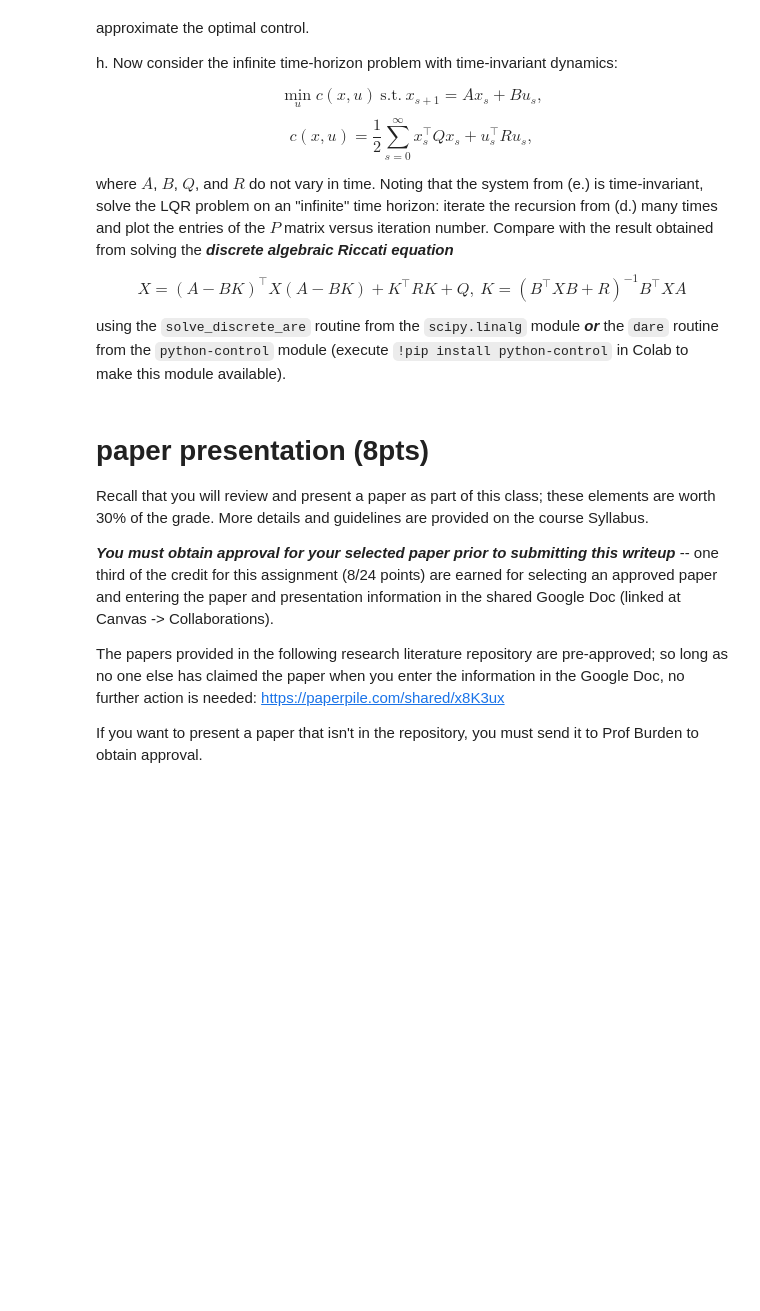
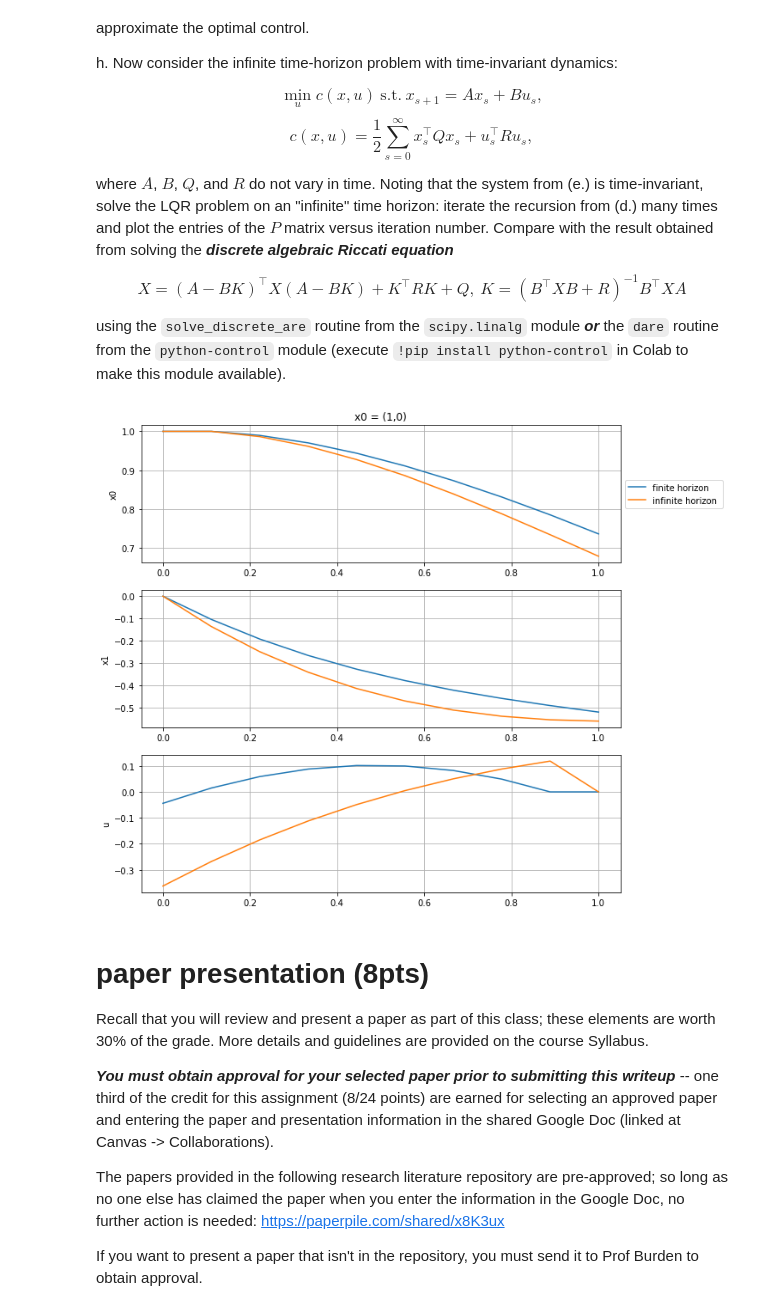
Before and after one commit to hachouuw/546-22Wi-OPT-AC, a Jupyter notebook: hw2_AC.ipynb, the cells around one changed output. Saved outputs shown, nothing was run; the diff lists cells and outputs as text; code cells hidden in the pictures; blank space fills up the shorter version.

```diff
--- a/hw2_AC.ipynb
+++ b/hw2_AC.ipynb
@@ -180,6 +241,73 @@ where $A$, $B$, $Q$, and $R$ do not vary in time.  Noting that the system from (
 $$ X = (A - B K)^\top X (A - B K) + K^\top R K + Q,\ K = (B^\top X B + R)^{-1} B^\top X A $$
 
 using the `solve_discrete_are` routine from the `scipy.linalg` module ***or*** the `dare` routine from the `python-control` module (execute `!pip install python-control` in Colab to make this module available).
+# %%
+delta = 0.1
+T = 10
+t = int(T/delta)
+x0 = np.array([[1],[0]])
+
+def discete_are(A,B,Q,R): #infinite time horizon discrete time lqr
+    X = np.matrix(la.solve_discrete_are(A, B, Q, R))
+    K_are = np.matrix(la.inv(B.T*X*B+R)*(B.T*X*A))
+    return K_are
+
+#(1) DT-LQR finite horizon
+x0 = np.array([[1],[0]])
+T = 10*delta #final time
+t = int(T/delta)
+t_ = np.linspace(0,T,t)
+
+x = np.zeros((t,n,1))
+x[0] = x0
+u = np.zeros((t,m)) #control input u = -Kx
+v = np.zeros((t,m))
+K,P = LQR(A,B,Q,R,Pt,t) #K,P at all time
+
+for s in range(t-1): #forward in time
+  u[s] = -K[s]@x[s] #optimal input
+  x[s+1] = A@x[s] + B*u[s] #state
+  # v[s] = 0.5*(x[s].T@P[s]@x[s])#optimal value (cost-to-go)
+
+fig,axs = plt.subplots(3,1,figsize = (10,10))
+axs[0].plot(t_,x[:,0],label = 'finite horizon ')
+axs[1].plot(t_,x[:,1],label = 'finite horizon ')
+axs[2].plot(t_,u,label = 'finite horizon ')
+# axs[3].plot(t_,v,label = 'finite horizon ')
+
+#(2) DT-LQR infinite horizon
+x = np.zeros((t,n,1))
+x[0] = x0
+u = np.zeros((t,m)) #control input u = -Kx
+v = np.zeros((t,m))
+K_are = discete_are(A,B,Q,R)
+
+for s in range(t-1): #forward in time
+  u[s] = -K_are@x[s] #optimal input
+  x[s+1] = A@x[s] + B*u[s] #state
+  # v[s] = 0.5*(x[s].T@P[s]@x[s])#optimal value (cost-to-go)
+
+axs[0].plot(t_,x[:,0],label = 'infinite horizon ')
+axs[1].plot(t_,x[:,1],label = 'infinite horizon ')
+axs[2].plot(t_,u,label = 'infinite horizon ')
+# axs[3].plot(t_,v,label = 'infinite horizon ')
+
+axs[0].set_ylabel('x0')
+axs[1].set_ylabel('x1')
+axs[2].set_ylabel('u')
+# axs[3].set_ylabel('v')
+
+axs[0].legend(loc="center left", bbox_to_anchor=(1,0.5))
+axs[0].set_title('x0 = (1,0)')
+axs[0].grid()
+axs[1].grid()
+axs[2].grid()
+# axs[3].grid()
+
+
+plt.show()
+# %% [output]
+[figure, added]
 # %% [markdown]
 # paper presentation (8pts)
 
```
Also changed, not shown: parts of 4 cells of this notebook, 1 other file.
